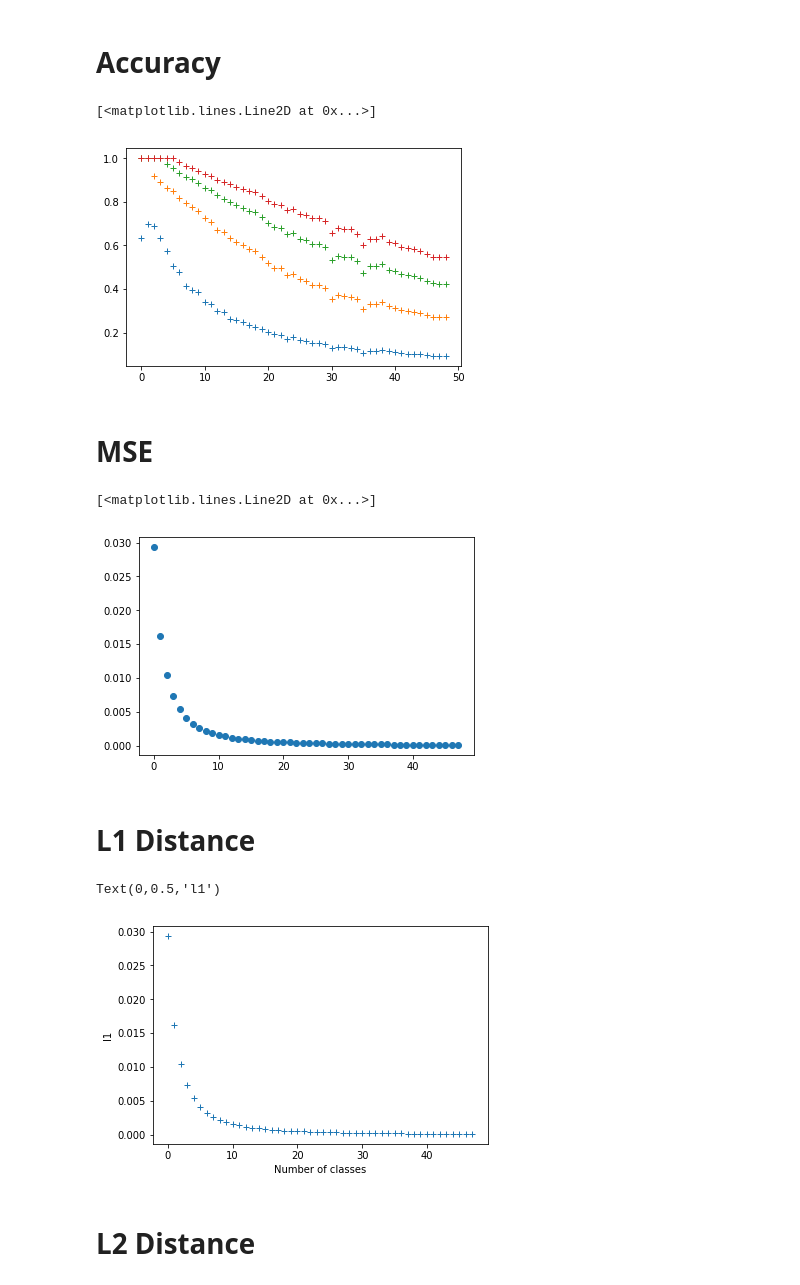
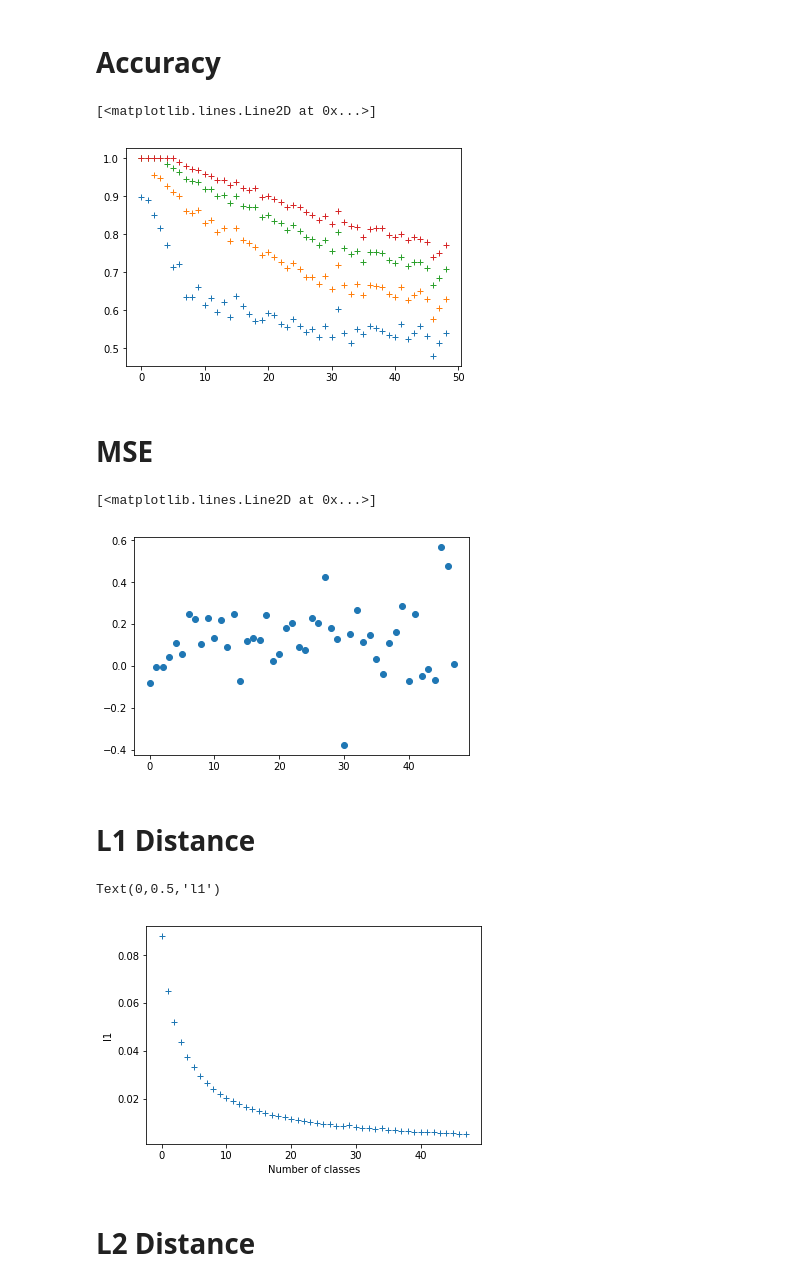
Before and after one commit to klasocha/HiggsCP, a Jupyter notebook: notebooks/Analyze_different_class_num.ipynb, the cells around one changed output. Drawn from its saved outputs; the diff is of its cells as text; code cells hidden in the pictures.

```diff
--- a/notebooks/Analyze_different_class_num.ipynb
+++ b/notebooks/Analyze_different_class_num.ipynb
@@ -59,8 +60,8 @@ def calculate_metrics(directory, num_class):
     acc3 = (calc_pred_argmaxs_distances <= 3).mean()
 
     mean_error = np.mean(calc_pred_argmaxs_distances)
-    l1_delta_w = np.mean(np.abs(calc_w - preds_w))/num_class
-    l2_delta_w = np.sqrt(np.mean((calc_w - preds_w)**2))/num_class
+    l1_delta_w = np.mean(np.abs(calc_w - preds_w))
+    l2_delta_w = np.sqrt(np.mean((calc_w - preds_w)**2))
 
     return np.array([acc0, acc1, acc2, acc3, mean_error, l1_delta_w, l2_delta_w])
 # %%
@@ -78,23 +77,23 @@ plt.plot(metrics[:, 2],'+')
 plt.plot(metrics[:, 3],'+')
 # %% [output]
 [<matplotlib.lines.Line2D at 0x...>]
-[figure, old version]
+[figure, new version]
 # %% [markdown]
 # MSE
 # %%
-plt.plot(metrics[1:, 5], 'o')
+plt.plot(metrics[1:, 4], 'o')
 # %% [output]
 [<matplotlib.lines.Line2D at 0x...>]
-[figure, old version]
+[figure, new version]
 # %% [markdown]
 # L1 Distance
 # %%
-plt.plot(metrics[1:, 6], '+')
+plt.plot(metrics[1:, 5], '+')
 plt.xlabel("Number of classes")
 plt.ylabel('l1')
 # %% [output]
 Text(0,0.5,'l1')
-[figure, old version]
+[figure, new version]
 # %% [markdown]
 # L2 Distance
 # %%
```
Also changed, not shown: parts of 5 cells of this notebook, 2 other files.
